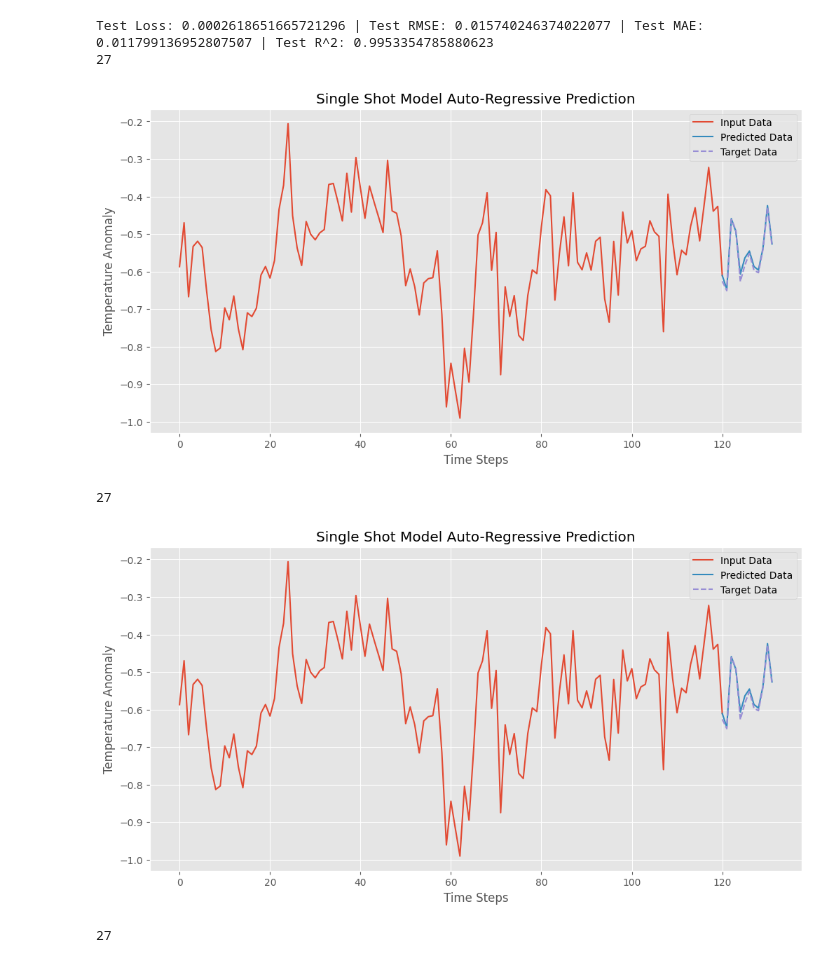
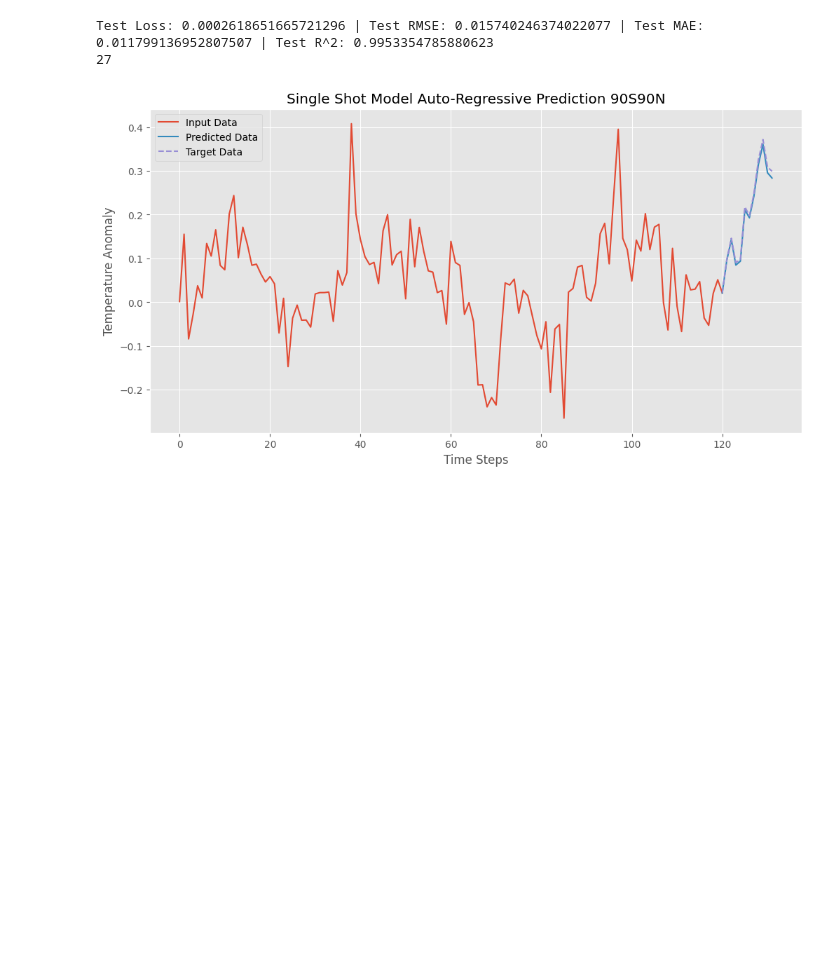
Before and after one commit to philiphan0109/time-series-forecasting, a Jupyter notebook: Single Feature Model/visualization.ipynb, the cells around one changed output. Saved outputs shown, nothing was run; the diff lists cells and outputs as text; code cells hidden in the pictures; blank space fills up the shorter version.

```diff
--- a/Single Feature Model/visualization.ipynb
+++ b/Single Feature Model/visualization.ipynb
@@ -8,10 +8,10 @@ plt.style.use('ggplot')
 # %%
 
 def plot_predictions(inputs, predictions, targets, title, figname):
-    for _ in range(3):
+    # for _ in range(3):
         # sample_index = np.random.randint(len(inputs))
         print(len(inputs))
-        sample_index = 0
+        sample_index = 2
         location_index = 1
 
         input_sample = inputs[sample_index][:, location_index]
@@ -75,9 +67,6 @@ Test Loss: 0.00039748722257273685 | Test RMSE: 0.01887187682506111 | Test MAE: 0
 # %%
-display_test_results('results/auto_reg_single_shot_test_results.pkl', 'Single Shot Model Auto-Regressive Prediction', figname='Single Shot Model Auto-Regressive Prediction')
+display_test_results('results/auto_reg_single_shot_test_results.pkl', 'Single Shot Model Auto-Regressive Prediction 90S90N', figname='Single Shot Model Auto-Regressive Prediction 90S90N')
 # %% [output]
 Test Loss: 0.0002618651665721296 | Test RMSE: 0.015740246374022077 | Test MAE: 0.011799136952807507 | Test R^2: 0.9953354785880623
 27
-[figure, old version]
+[figure, new version]
-27
-[figure, removed]
-27
```
Also changed, not shown: parts of 3 cells of this notebook, 14 other files.
